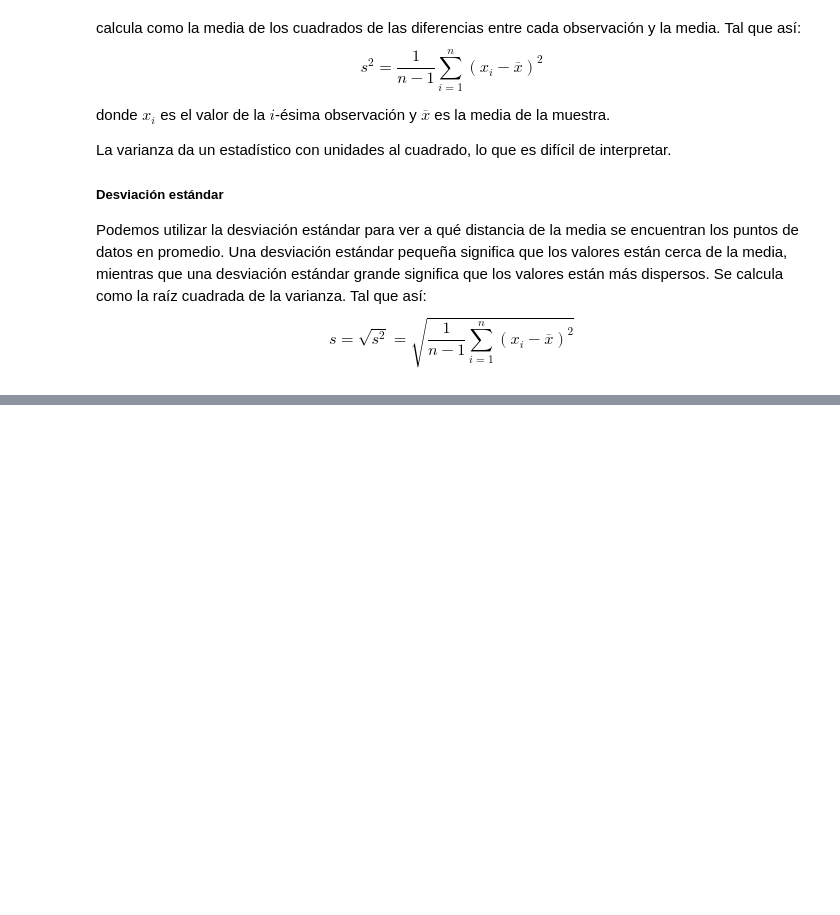
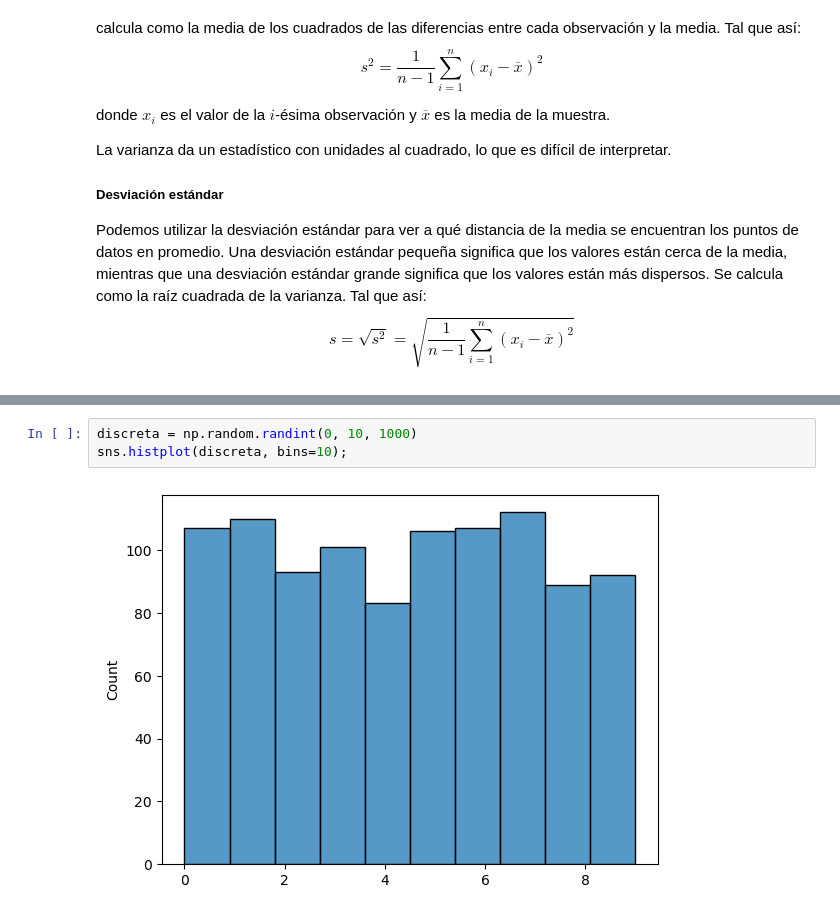
Before and after one commit to Pedri0/Ciencia-datos-fisicos, a Jupyter notebook: Notebooks/2a_fundamentos_estadistica_descriptiva.ipynb, the cells around one changed output, grey strips where cells are left out. Saved outputs shown, nothing was run; the diff lists cells and outputs as text; blank space fills up the shorter version.

```diff
--- a/Notebooks/2a_fundamentos_estadistica_descriptiva.ipynb
+++ b/Notebooks/2a_fundamentos_estadistica_descriptiva.ipynb
@@ -106,0 +148,5 @@ plot_two_kde(gauss_1, gauss_2, title_1='s = 1', title_2='s=5')
+# %%
+discreta = np.random.randint(0, 10, 1000)
+sns.histplot(discreta, bins=10);
+# %% [output]
+[figure, added]
```
Also changed, not shown: parts of 10 cells of this notebook, 2 other files.
